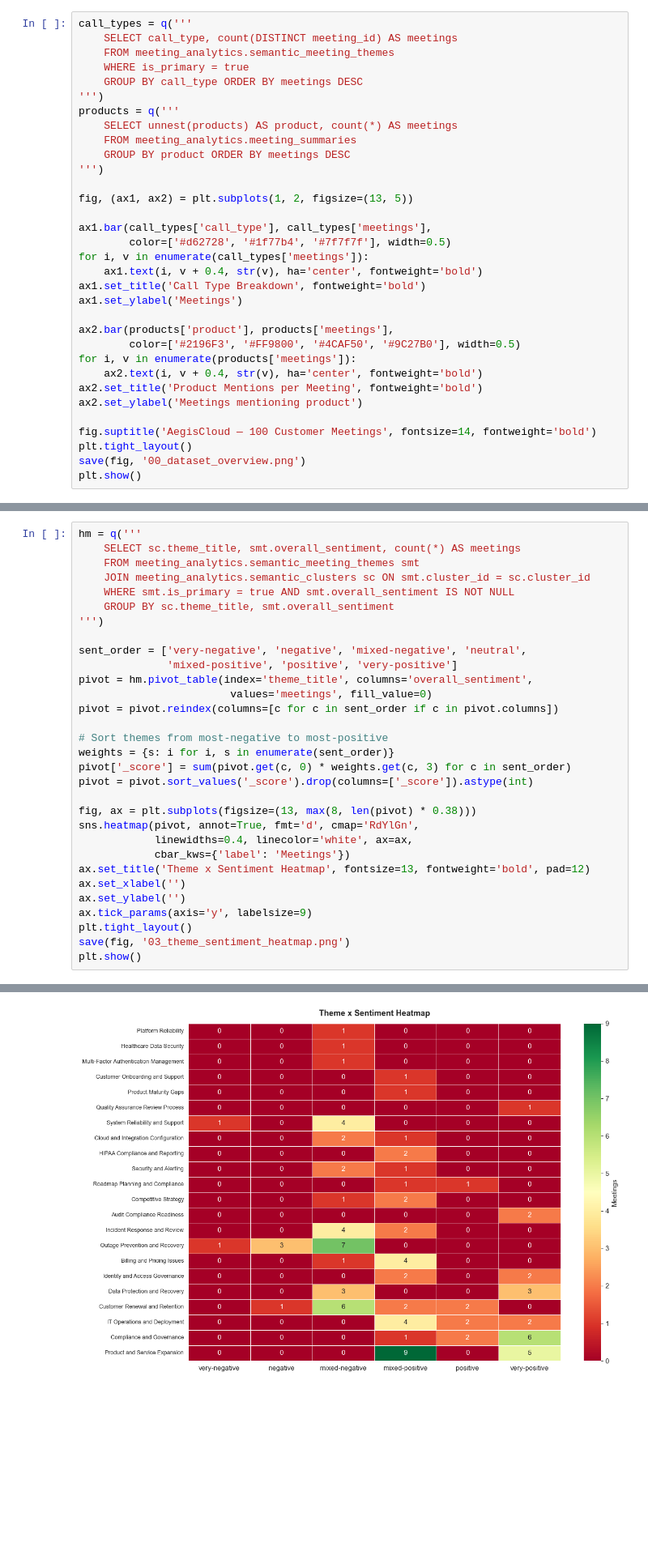
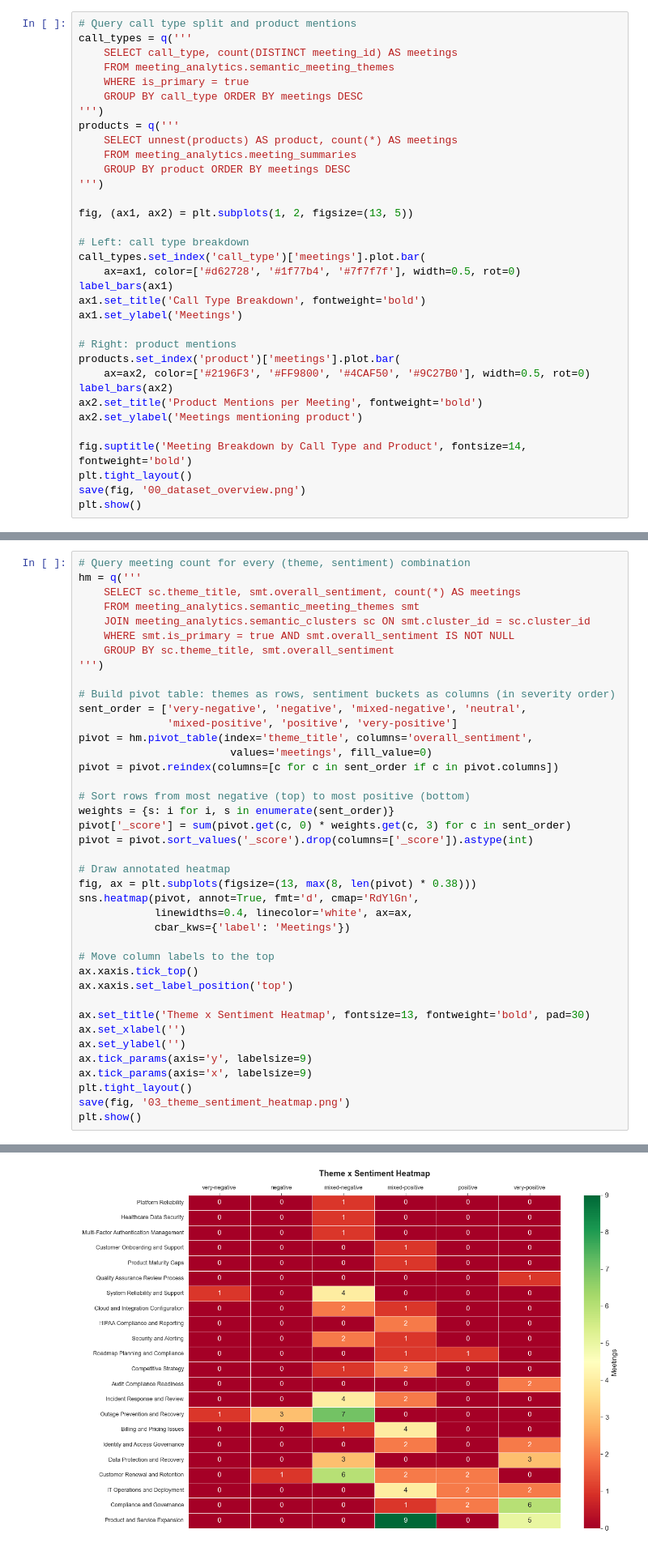
Before and after one commit to rohanvazir123/pydantic-ai-experiments, a Jupyter notebook: basics/iprep/meeting-analytics/final_version/meeting_analytics.ipynb, the cells around one changed output, grey strips where cells are left out. Shown at 81% size. Saved outputs shown, nothing was run; the diff lists cells and outputs as text; blank space fills up the shorter version.

```diff
--- a/basics/iprep/meeting-analytics/final_version/meeting_analytics.ipynb
+++ b/basics/iprep/meeting-analytics/final_version/meeting_analytics.ipynb
@@ -370,4 +482,5 @@ PASS  semantic_meeting_themes        516 (expected 516)
 # %%
+# Query call type split and product mentions
 call_types = q('''
     SELECT call_type, count(DISTINCT meeting_id) AS meetings
     FROM meeting_analytics.semantic_meeting_themes
@@ -382,21 +495,21 @@ products = q('''
 
 fig, (ax1, ax2) = plt.subplots(1, 2, figsize=(13, 5))
 
-ax1.bar(call_types['call_type'], call_types['meetings'],
-        color=['#d62728', '#1f77b4', '#7f7f7f'], width=0.5)
-for i, v in enumerate(call_types['meetings']):
-    ax1.text(i, v + 0.4, str(v), ha='center', fontweight='bold')
+# Left: call type breakdown
+call_types.set_index('call_type')['meetings'].plot.bar(
+    ax=ax1, color=['#d62728', '#1f77b4', '#7f7f7f'], width=0.5, rot=0)
+label_bars(ax1)
 ax1.set_title('Call Type Breakdown', fontweight='bold')
 ax1.set_ylabel('Meetings')
 
-ax2.bar(products['product'], products['meetings'],
-        color=['#2196F3', '#FF9800', '#4CAF50', '#9C27B0'], width=0.5)
-for i, v in enumerate(products['meetings']):
-    ax2.text(i, v + 0.4, str(v), ha='center', fontweight='bold')
+# Right: product mentions
+products.set_index('product')['meetings'].plot.bar(
+    ax=ax2, color=['#2196F3', '#FF9800', '#4CAF50', '#9C27B0'], width=0.5, rot=0)
+label_bars(ax2)
 ax2.set_title('Product Mentions per Meeting', fontweight='bold')
 ax2.set_ylabel('Meetings mentioning product')
 
-fig.suptitle('AegisCloud — 100 Customer Meetings', fontsize=14, fontweight='bold')
+fig.suptitle('Meeting Breakdown by Call Type and Product', fontsize=14, fontweight='bold')
 plt.tight_layout()
 save(fig, '00_dataset_overview.png')
 plt.show()
@@ -533,4 +607,5 @@ Saved -> /Users/ppotnis/Documents/rovaz/pydantic-ai-experiments/basics/iprep/mee
 # %%
+# Query meeting count for every (theme, sentiment) combination
 hm = q('''
     SELECT sc.theme_title, smt.overall_sentiment, count(*) AS meetings
     FROM meeting_analytics.semantic_meeting_themes smt
@@ -539,25 +614,33 @@ hm = q('''
     GROUP BY sc.theme_title, smt.overall_sentiment
 ''')
 
+# Build pivot table: themes as rows, sentiment buckets as columns (in severity order)
 sent_order = ['very-negative', 'negative', 'mixed-negative', 'neutral',
               'mixed-positive', 'positive', 'very-positive']
 pivot = hm.pivot_table(index='theme_title', columns='overall_sentiment',
                         values='meetings', fill_value=0)
 pivot = pivot.reindex(columns=[c for c in sent_order if c in pivot.columns])
 
-# Sort themes from most-negative to most-positive
+# Sort rows from most negative (top) to most positive (bottom)
 weights = {s: i for i, s in enumerate(sent_order)}
 pivot['_score'] = sum(pivot.get(c, 0) * weights.get(c, 3) for c in sent_order)
 pivot = pivot.sort_values('_score').drop(columns=['_score']).astype(int)
 
+# Draw annotated heatmap
 fig, ax = plt.subplots(figsize=(13, max(8, len(pivot) * 0.38)))
 sns.heatmap(pivot, annot=True, fmt='d', cmap='RdYlGn',
             linewidths=0.4, linecolor='white', ax=ax,
             cbar_kws={'label': 'Meetings'})
-ax.set_title('Theme x Sentiment Heatmap', fontsize=13, fontweight='bold', pad=12)
+
+# Move column labels to the top
+ax.xaxis.tick_top()
+ax.xaxis.set_label_position('top')
+
+ax.set_title('Theme x Sentiment Heatmap', fontsize=13, fontweight='bold', pad=30)
 ax.set_xlabel('')
 ax.set_ylabel('')
 ax.tick_params(axis='y', labelsize=9)
+ax.tick_params(axis='x', labelsize=9)
 plt.tight_layout()
 save(fig, '03_theme_sentiment_heatmap.png')
 plt.show()
@@ -566,3 +649,3 @@ Saved -> /Users/ppotnis/Documents/rovaz/pydantic-ai-experiments/basics/iprep/mee
-[figure, old version]
+[figure, new version]
 # %% [markdown]
 ---
```
Also changed, not shown: parts of 36 cells of this notebook, 10 other files.
